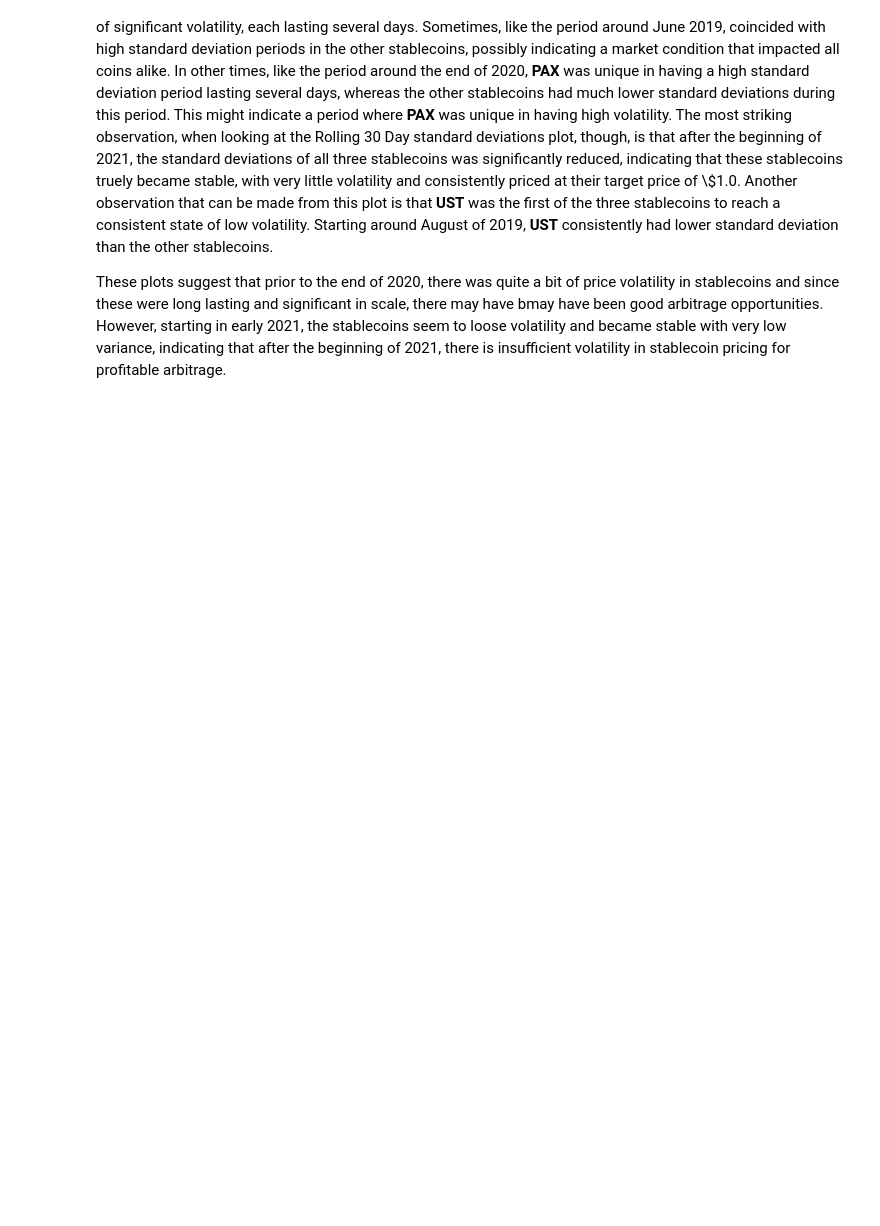
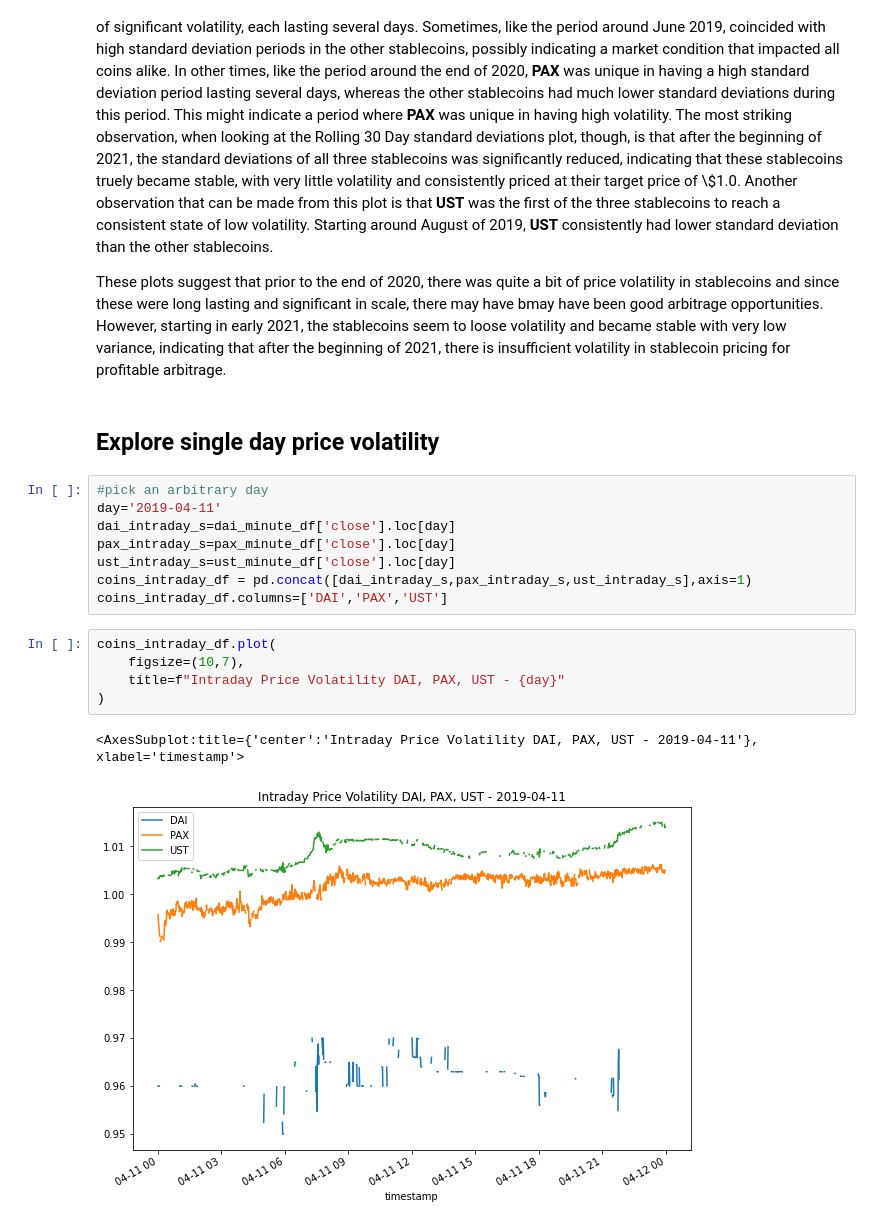
Before and after one commit to CAMPSMITH/StableOps, a Jupyter notebook: intraday.ipynb, the cells around one changed output. Cells and saved outputs as stored; diff of their text form; blank space fills up the shorter version.

```diff
--- a/intraday.ipynb
+++ b/intraday.ipynb
@@ -447,3 +447,21 @@ Prior to the end of 2020, there as clearly significant volatility in the price o
 The Rolling 30 Day plot of standard deviations seems to correlate these findings.  Prior to the end of 2020, significant could be observed.  The pattern seemed to be unique to each coin.  For example, **PAX** had five periods of significant volatility, each lasting several days.  Sometimes, like the period around June 2019, coincided with high standard deviation periods in the other stablecoins, possibly indicating a market condition that impacted all coins alike. In other times, like the period around the end of 2020, **PAX** was unique in having a high standard deviation period lasting several days, whereas the other stablecoins had much lower standard deviations during this period.  This might indicate a period where **PAX** was unique in having high volatility.  The most striking observation, when looking at the Rolling 30 Day standard deviations plot, though, is that after the beginning of 2021, the standard deviations of all three stablecoins was significantly reduced, indicating that these stablecoins truely became stable, with very little volatility and consistently priced at their target price of \\$1.0.  Another observation that can be made from this plot is that **UST** was the first of the three stablecoins to reach a consistent state of low volatility.  Starting around August of 2019, **UST** consistently had lower standard deviation than the other stablecoins.
 
 These plots suggest that prior to the end of 2020, there was quite a bit of price volatility in stablecoins and since these were long lasting and significant in scale, there may have bmay have been good arbitrage opportunities.  However, starting in early 2021, the stablecoins seem to loose volatility and became stable with very low variance, indicating that after the beginning of 2021, there is insufficient volatility in stablecoin pricing for profitable arbitrage.
+# %% [markdown]
+## Explore single day price volatility
+# %%
+#pick an arbitrary day
+day='2019-04-11'
+dai_intraday_s=dai_minute_df['close'].loc[day]
+pax_intraday_s=pax_minute_df['close'].loc[day]
+ust_intraday_s=ust_minute_df['close'].loc[day]
+coins_intraday_df = pd.concat([dai_intraday_s,pax_intraday_s,ust_intraday_s],axis=1)
+coins_intraday_df.columns=['DAI','PAX','UST']
+# %%
+coins_intraday_df.plot(
+    figsize=(10,7),
+    title=f"Intraday Price Volatility DAI, PAX, UST - {day}"
+)
+# %% [output]
+<AxesSubplot:title={'center':'Intraday Price Volatility DAI, PAX, UST - 2019-04-11'}, xlabel='timestamp'>
+[figure, added]
```
Also changed, not shown: parts of 9 cells of this notebook.
